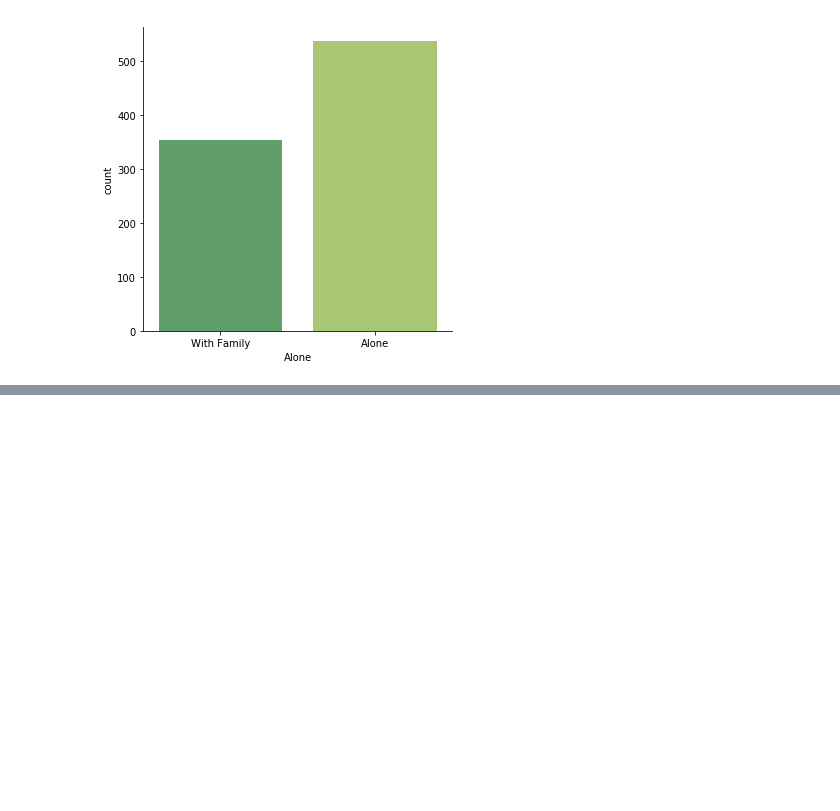
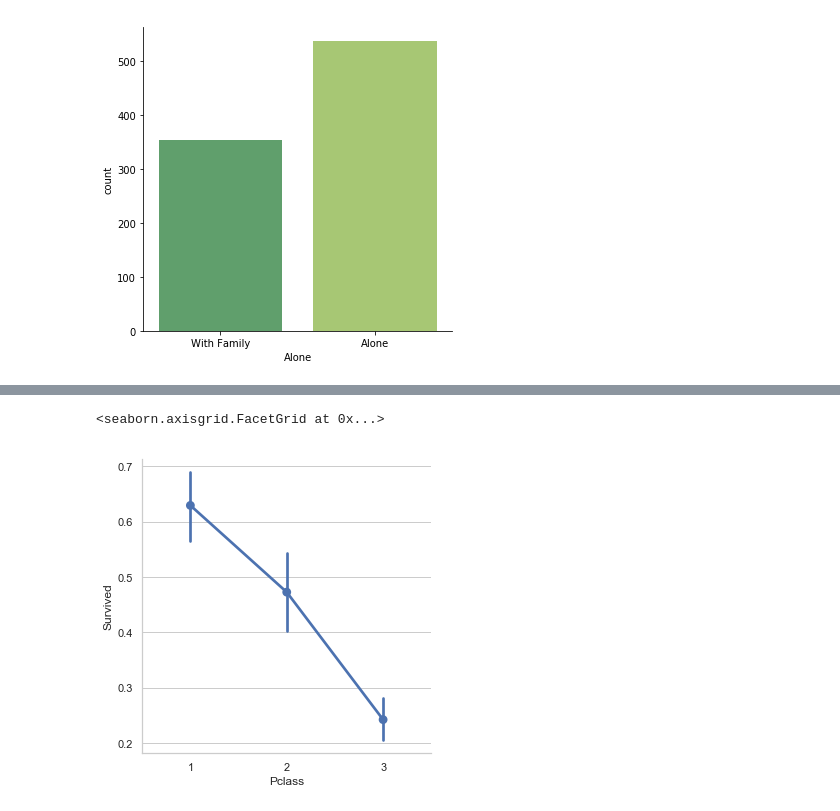
Before and after one commit to mastermindLAB/Working_with_Pandas_Numpy_Seaborn, a Jupyter notebook: Titanic dataset.ipynb, the cells around one changed output, grey strips where cells are left out. Drawn from its saved outputs; the diff is of its cells as text; code cells hidden in the pictures; blank space fills up the shorter version.

```diff
--- a/Titanic dataset.ipynb
+++ b/Titanic dataset.ipynb
@@ -255,0 +269,5 @@ sns.catplot('Alone',kind='count',data=titanic_df,palette ='summer')
+# %%
+sns.catplot('Pclass','Survived', kind = "point",data=titanic_df)
+# %% [output]
+<seaborn.axisgrid.FacetGrid at 0x...>
+[figure, added]
```
Also changed, not shown: parts of 23 cells of this notebook.
